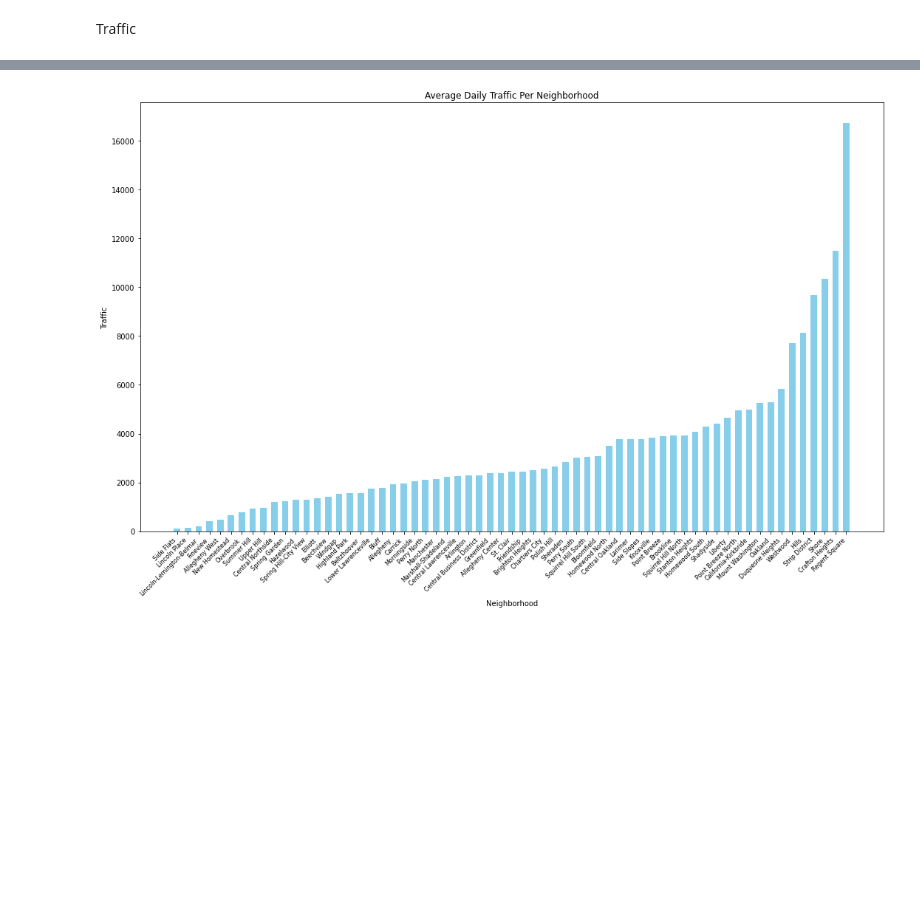
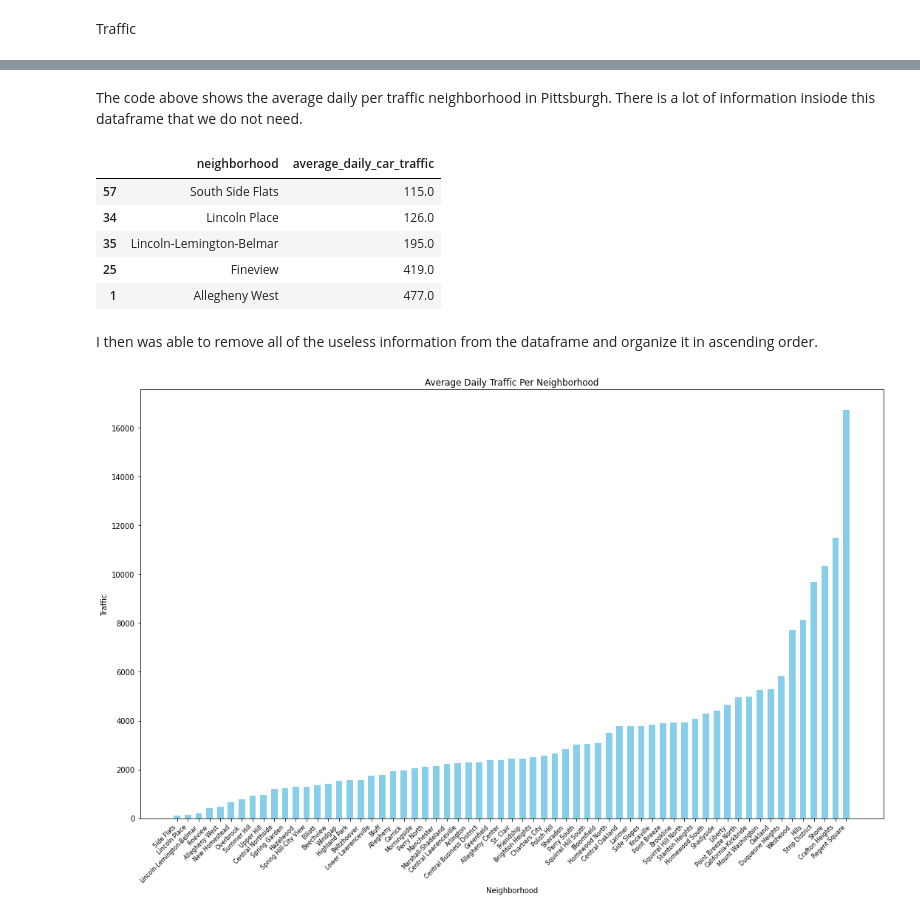
Before and after one commit to dantewarhola/Big-Ideas-in-Computing-and-Information-Group-38-Final-Project, a Jupyter notebook: FinalNotebook.ipynb, the cells around one changed output, grey strips where cells are left out. Saved outputs shown, nothing was run; the diff lists cells and outputs as text; code cells hidden in the pictures; blank space fills up the shorter version.

```diff
--- a/FinalNotebook.ipynb
+++ b/FinalNotebook.ipynb
@@ -85,3 +86,30 @@ traffic.head()
+# %% [markdown]
+The code above shows the average daily per traffic neighborhood in Pittsburgh. There is a lot of information insiode this dataframe that we do not need.
+# %%
+df = pd.read_csv('dantewarhola/traffic.csv')
+df = df[['average_daily_car_traffic', 'neighborhood']]
+
+# Convert 'None' to NaN and sort the DataFrame
+df_sorted = df.replace('None', pd.NA).sort_values(by='average_daily_car_traffic', ascending=True)
+
+# Convert the column to integers, handling NaN values
+columns_to_convert = ['average_daily_car_traffic']
+
+for col in columns_to_convert:
+    df_sorted[col] = pd.to_numeric(df_sorted[col], errors='coerce').astype('Int64')
+
+df_sorted = df_sorted.groupby('neighborhood', as_index=False).mean().sort_values(by="average_daily_car_traffic").dropna()
+
+df_sorted.head()
+# %% [output]
+|  | neighborhood | average_daily_car_traffic |
+| 57 | South Side Flats | 115.0 |
+| 34 | Lincoln Place | 126.0 |
+| 35 | Lincoln-Lemington-Belmar | 195.0 |
+| 25 | Fineview | 419.0 |
+| 1 | Allegheny West | 477.0 |
+# %% [markdown]
+I then was able to remove all of the useless information from the dataframe and organize it in ascending order.
 # %%
 # display chart of traffic
 plt.figure(figsize=(15, 10))
```
Also changed, not shown: parts of 1 cell of this notebook.
